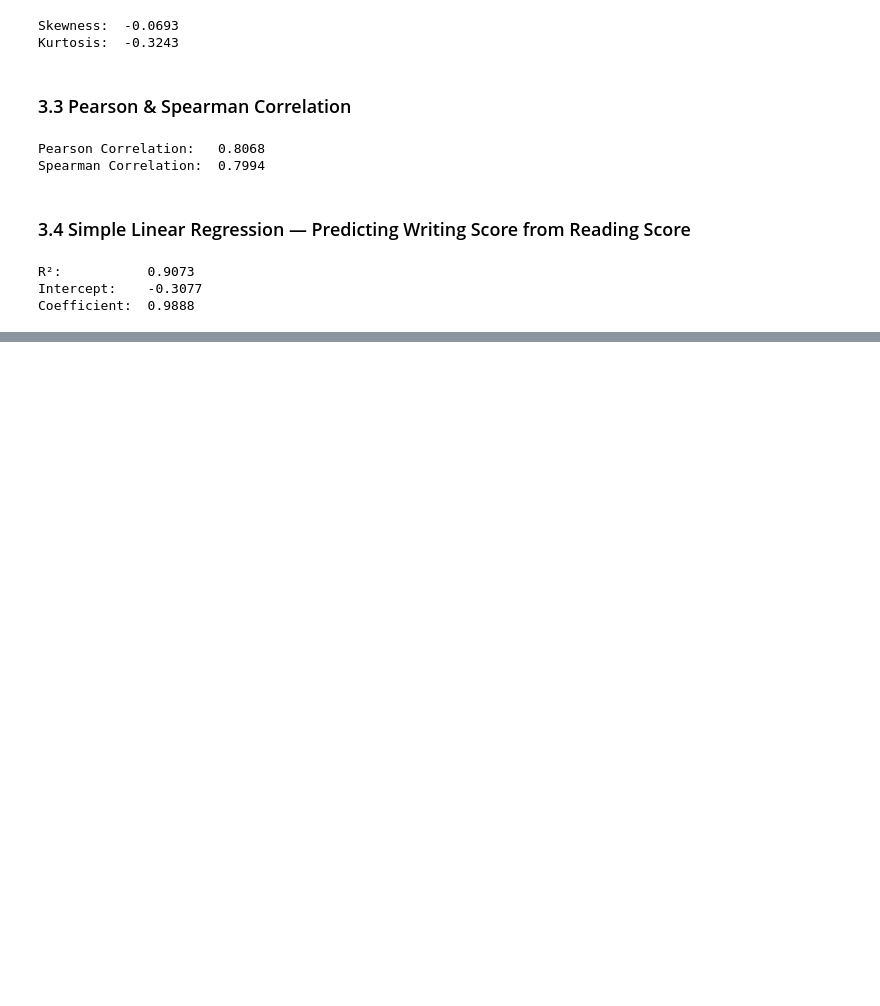
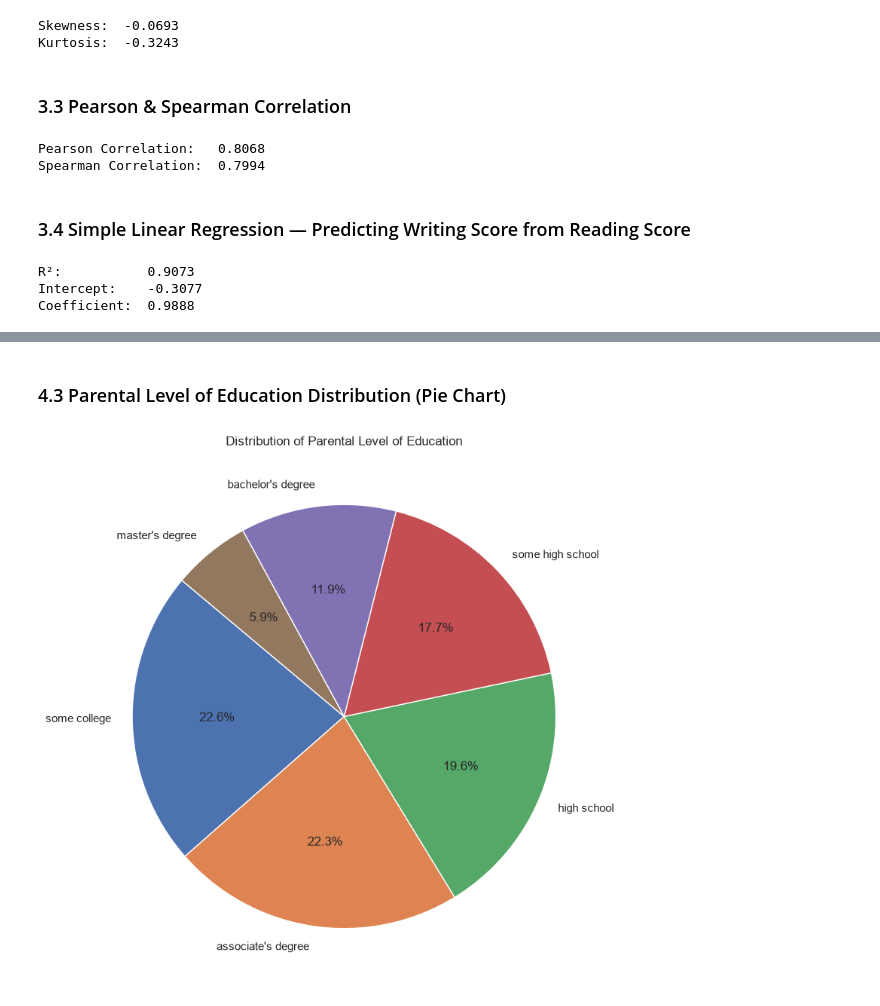
Before and after one commit to Arian11z/students-performance-analysis, a Jupyter notebook: notebooks/analysis.ipynb, the cells around one changed output, grey strips where cells are left out. Drawn from its saved outputs; the diff is of its cells as text; code cells hidden in the pictures; blank space fills up the shorter version.

```diff
--- a/notebooks/analysis.ipynb
+++ b/notebooks/analysis.ipynb
@@ -264,0 +297,12 @@ Coefficient:  0.9888
+# %% [markdown]
+### 4.3 Parental Level of Education Distribution (Pie Chart)
+# %%
+edu_counts = df['parental level of education'].value_counts()
+
+plt.figure(figsize=(8,8))
+plt.pie(edu_counts, labels=edu_counts.index, autopct='%1.1f%%', startangle=140)
+plt.title('Distribution of Parental Level of Education')
+plt.tight_layout()
+plt.show()
+# %% [output]
+[figure, added]
```
Also changed, not shown: parts of 9 cells of this notebook.
